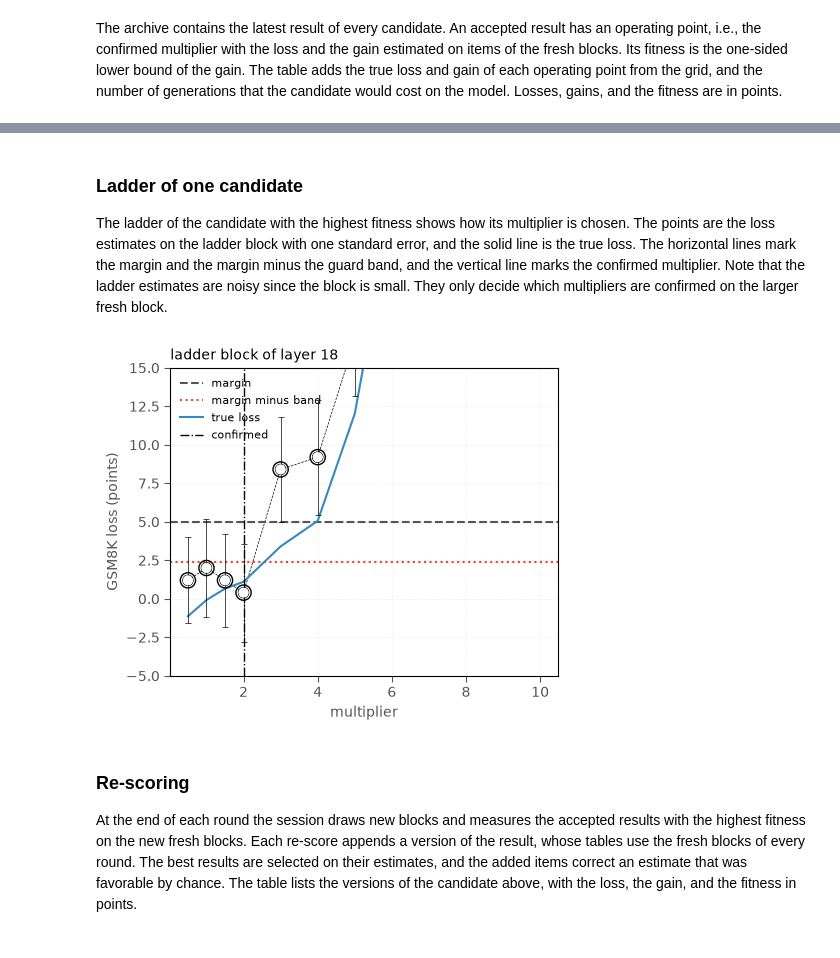
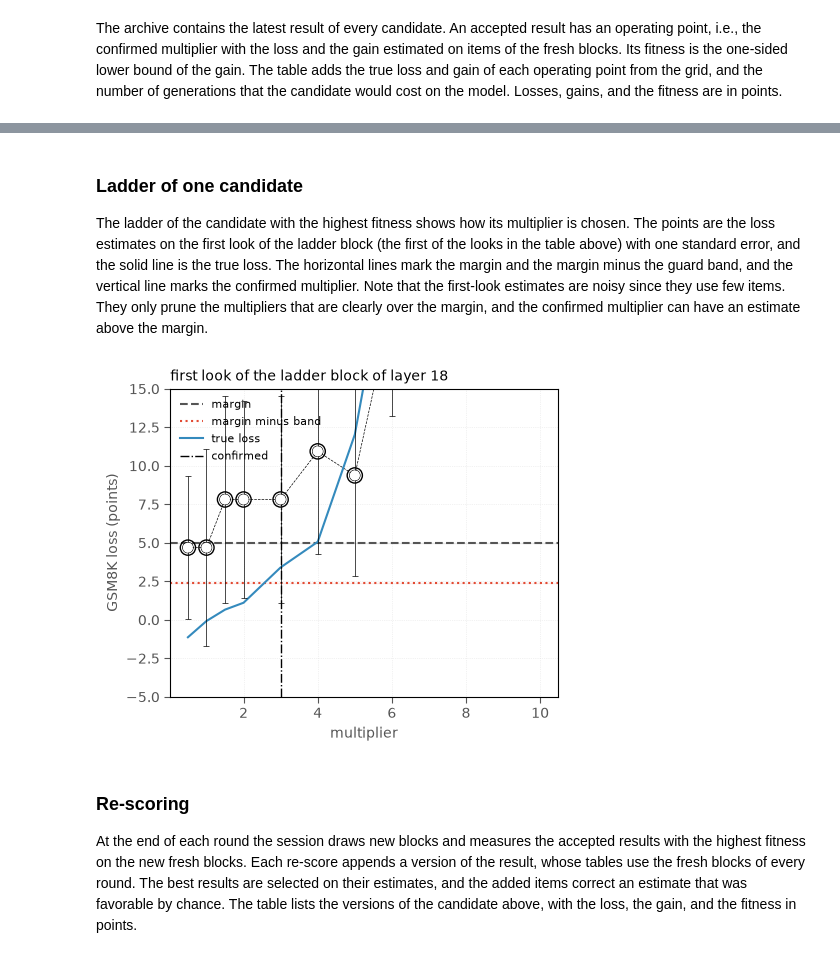
Before and after one commit to emiehling/AISteer360, a Jupyter notebook: examples/notebooks/optimization/formality_gsm8k/formality_gsm8k.ipynb, the cells around one changed output, grey strips where cells are left out. Cells and saved outputs as stored; diff of their text form; code cells hidden in the pictures.

```diff
--- a/examples/notebooks/optimization/formality_gsm8k/formality_gsm8k.ipynb
+++ b/examples/notebooks/optimization/formality_gsm8k/formality_gsm8k.ipynb
@@ -336,7 +336,7 @@ results[["layer", "status", "reason", "multiplier", *point_columns, "generations
 # %% [markdown]
 ### Ladder of one candidate
 
-The ladder of the candidate with the highest fitness shows how its multiplier is chosen. The points are the loss estimates on the ladder block with one standard error, and the solid line is the true loss. The horizontal lines mark the margin and the margin minus the guard band, and the vertical line marks the confirmed multiplier. Note that the ladder estimates are noisy since the block is small. They only decide which multipliers are confirmed on the larger fresh block.
+The ladder of the candidate with the highest fitness shows how its multiplier is chosen. The points are the loss estimates on the first look of the ladder block (the first of the looks in the table above) with one standard error, and the solid line is the true loss. The horizontal lines mark the margin and the margin minus the guard band, and the vertical line marks the confirmed multiplier. Note that the first-look estimates are noisy since they use few items. They only prune the multipliers that are clearly over the margin, and the confirmed multiplier can have an estimate above the margin.
 # %%
 best = archive.best()
 best_layer = archive.candidate(best.candidate_id).values["caa.layer_id"]
@@ -353,35 +353,35 @@ limits = [
     ("margin", pd.DataFrame({"loss_mean": [100 * MARGIN], "loss_std": [0.0]})),
     ("margin minus band", pd.DataFrame({"loss_mean": [100 * (MARGIN - band)], "loss_std": [0.0]})),
 ]
 true_curve = truth[truth["layer"] == best_layer].sort_values("multiplier")
 
 ax = plot_sensitivity(
     ladder,
     metric="loss",
     sweep_col="multiplier",
     compare_to_pipelines=limits,
     metric_label="GSM8K loss (points)",
     sweep_label="multiplier",
-    title=f"ladder block of layer {best_layer}",
+    title=f"first look of the ladder block of layer {best_layer}",
     ylim=(-100 * MARGIN, 300 * MARGIN),
 )
 ax.plot(
     true_curve["multiplier"],
     100 * true_curve["loss"],
     color="C0",
     label="true loss",
 )
 ax.axvline(
     best.operating.position["caa.multiplier"],
     color="black",
     linestyle="-.",
     linewidth=1,
     label="confirmed",
 )
 ax.legend(frameon=False, loc="upper left", fontsize=8)
 plt.show()
 # %% [output]
-[figure, old version]
+[figure, new version]
 # %% [markdown]
 ### Re-scoring
 
```
Also changed, not shown: parts of 12 cells of this notebook, 11 other files.
